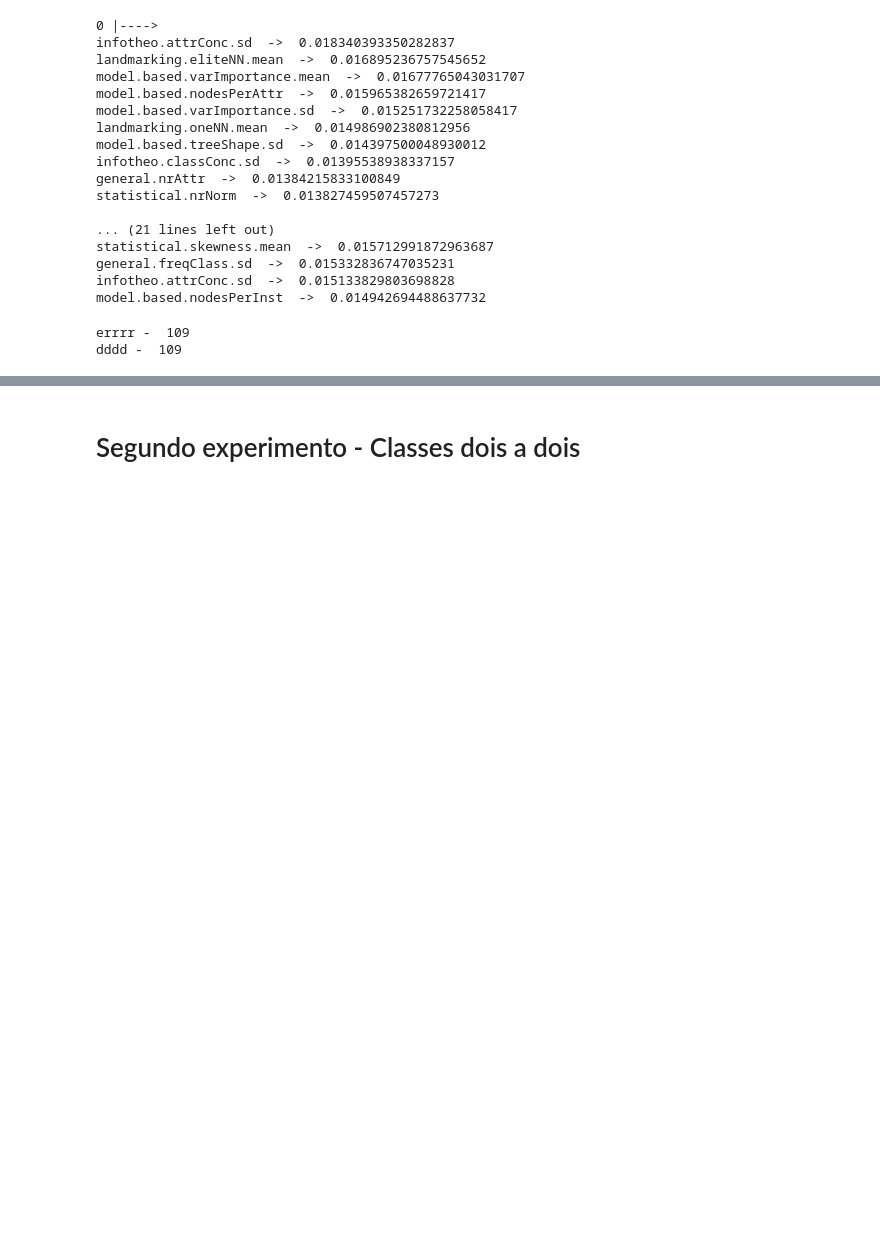
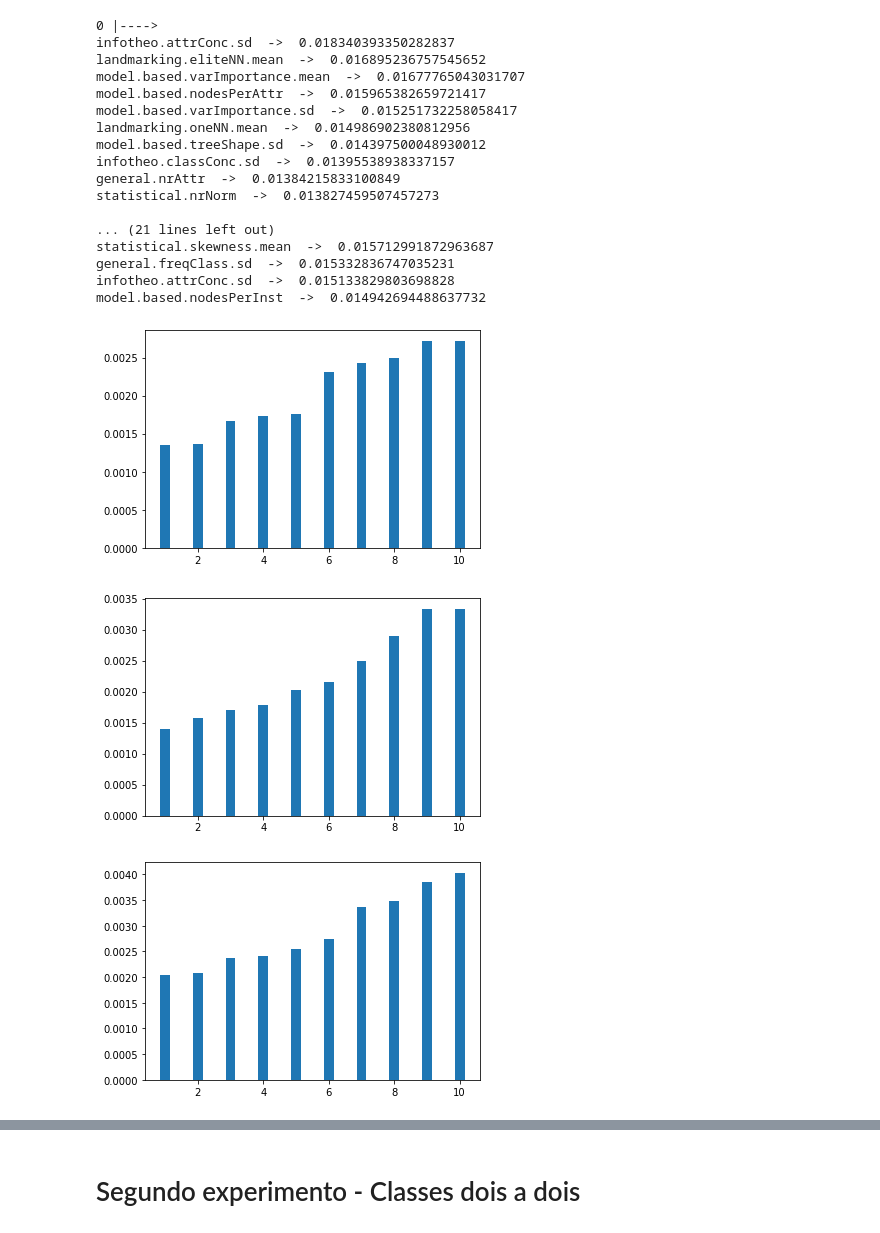
Before and after one commit to maffei2443/fsi-seminarios, a Jupyter notebook: Experimentos_manu/Presentation.ipynb, the cells around one changed output, grey strips where cells are left out. Cells and saved outputs as stored; diff of their text form; code cells hidden in the pictures; blank space fills up the shorter version.

```diff
--- a/Experimentos_manu/Presentation.ipynb
+++ b/Experimentos_manu/Presentation.ipynb
@@ -55,7 +55,7 @@ data.loc[:, ['landmarking.randomNode.sd', 'landmarking.worstNode.mean', 'landmar
 400 rows × 8 columns
 # %%
 #remove as amostras com empate (com relação à maior acurácia) e determina as classes
-data = drop_draw_set_class(data)
+data = drop_draw_set_class(data.copy())
 data.loc[:, ['landmarking.randomNode.mean', 'landmarking.randomNode.sd', 'landmarking.worstNode.mean', 'landmarking.worstNode.sd', 'Class']]
 # %% [output]
 |  | landmarking.randomNode.mean | landmarking.randomNode.sd | landmarking.worstNode.mean | landmarking.worstNode.sd | Class |
@@ -179,9 +179,13 @@ statistical.skewness.mean  ->  0.015712991872963687
 general.freqClass.sd  ->  0.015332836747035231
 infotheo.attrConc.sd  ->  0.015133829803698828
 model.based.nodesPerInst  ->  0.014942694488637732
-# %%
-print('errrr - ', len(X.columns))
-print('dddd - ', len(features_list[0]))
-# %% [output]
-errrr -  109
-dddd -  109
+# %%
+for feat in features_list:
+    plt.bar(list(range(1, 11)),
+            height=list(map(abs, sorted(feat)))[:10],
+            width=0.3)
+    plt.show()
+# %% [output]
+[figure, added]
+[figure, added]
+[figure, added]
```
Also changed, not shown: parts of 4 cells of this notebook.
